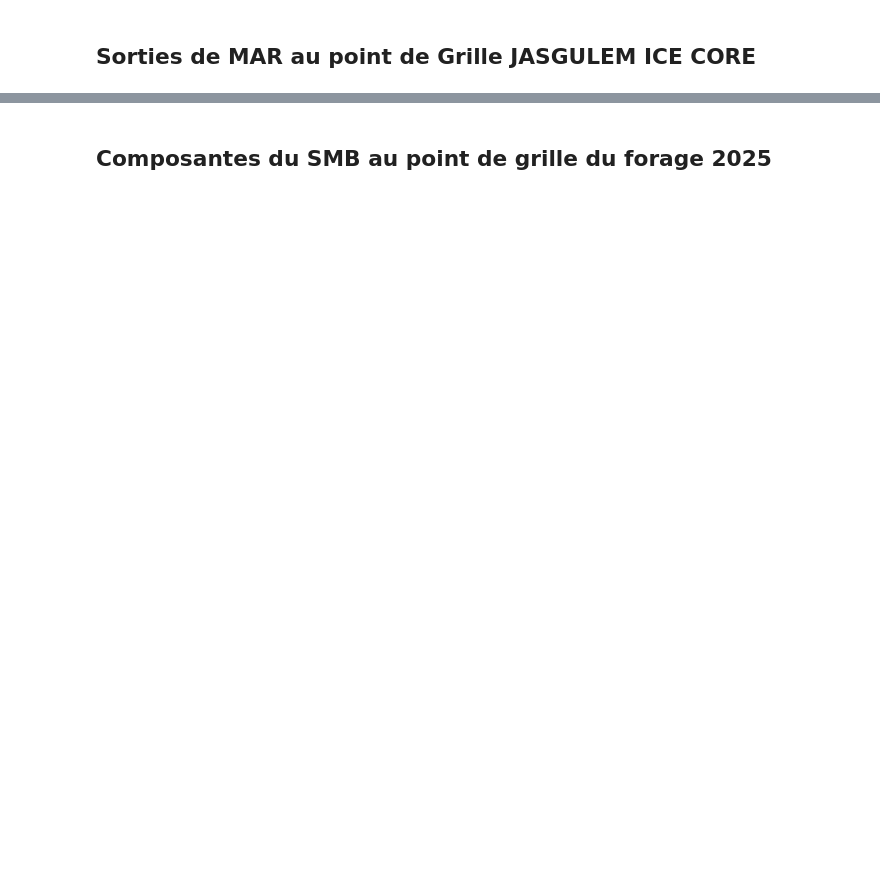
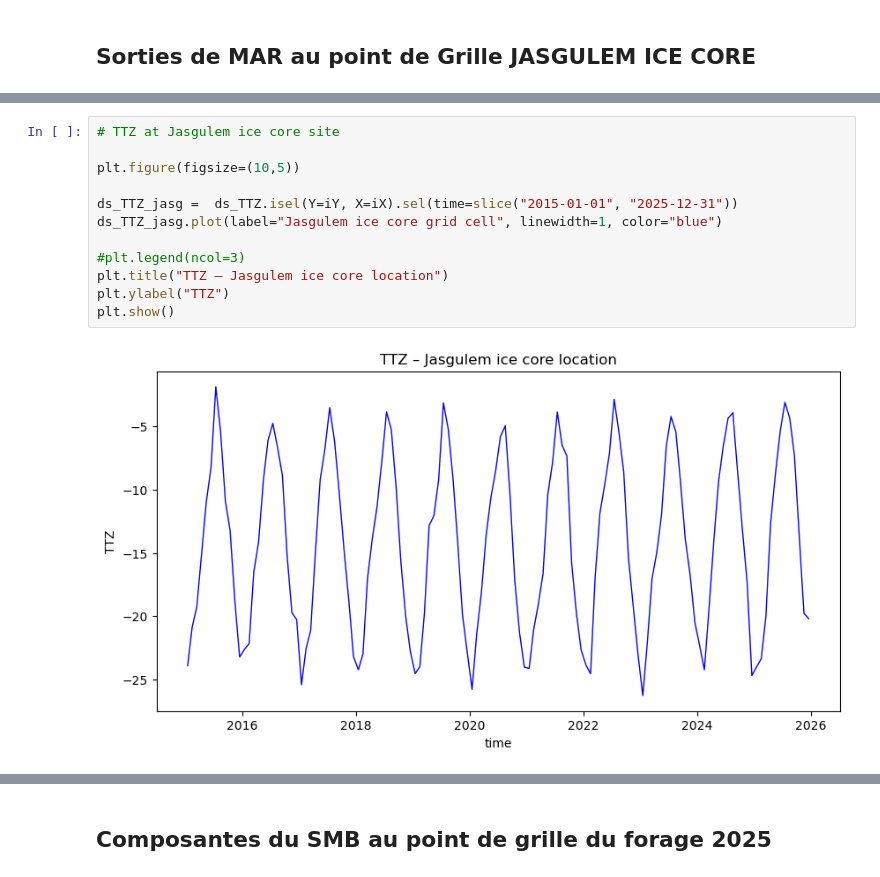
Before and after one commit to xfain/MAR_HMA, a Jupyter notebook: Pamir_domain/SMB.timeSeries_GRp.ipynb, the cells around one changed output, grey strips where cells are left out. Drawn from its saved outputs; the diff is of its cells as text; blank space fills up the shorter version.

```diff
--- a/Pamir_domain/SMB.timeSeries_GRp.ipynb
+++ b/Pamir_domain/SMB.timeSeries_GRp.ipynb
@@ -515,0 +529,14 @@ plt.show()
+# %%
+# TTZ at Jasgulem ice core site
+
+plt.figure(figsize=(10,5))
+
+ds_TTZ_jasg =  ds_TTZ.isel(Y=iY, X=iX).sel(time=slice("2015-01-01", "2025-12-31"))
+ds_TTZ_jasg.plot(label="Jasgulem ice core grid cell", linewidth=1, color="blue")
+
+#plt.legend(ncol=3)
+plt.title("TTZ – Jasgulem ice core location")
+plt.ylabel("TTZ")
+plt.show()
+# %% [output]
+[figure, added]
```
Also changed, not shown: parts of 58 cells of this notebook, 3 other files.
